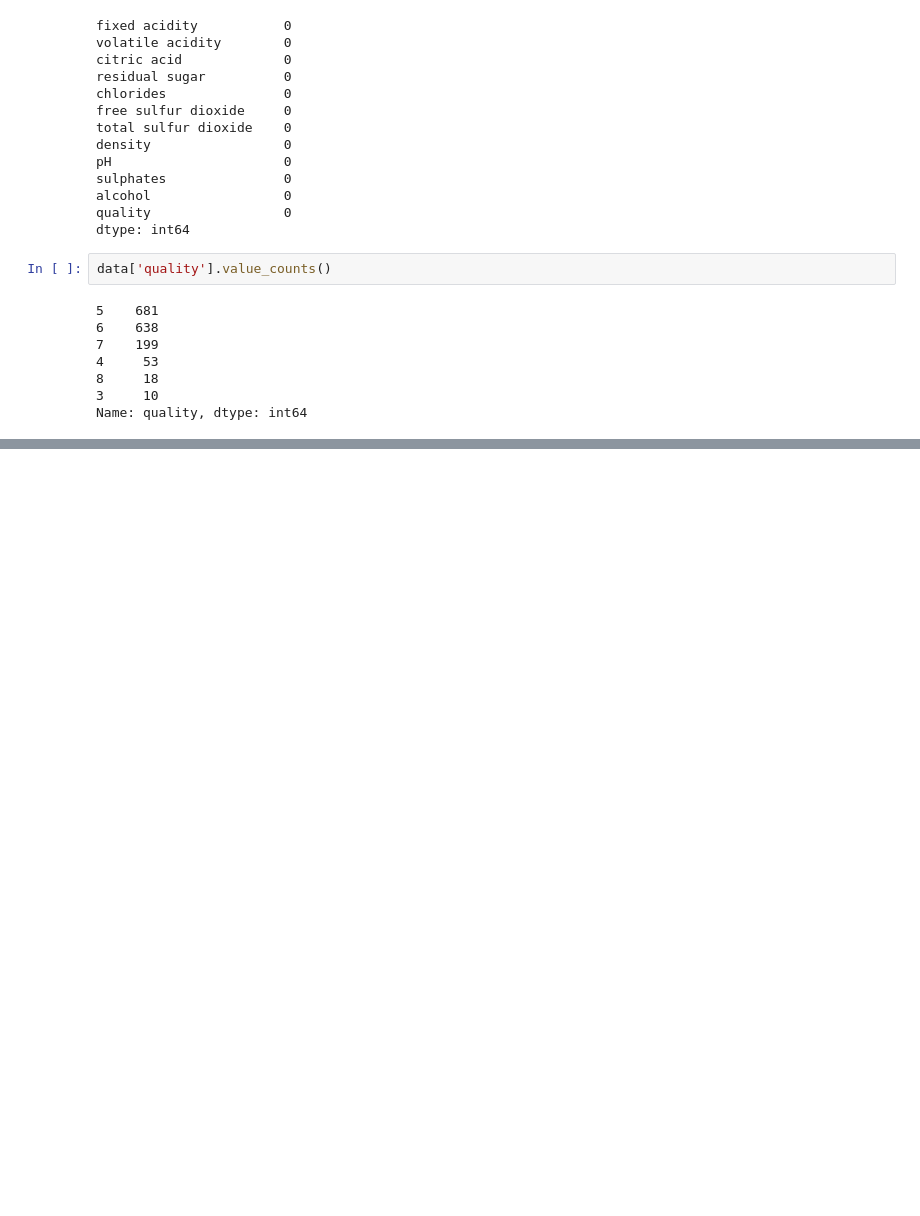
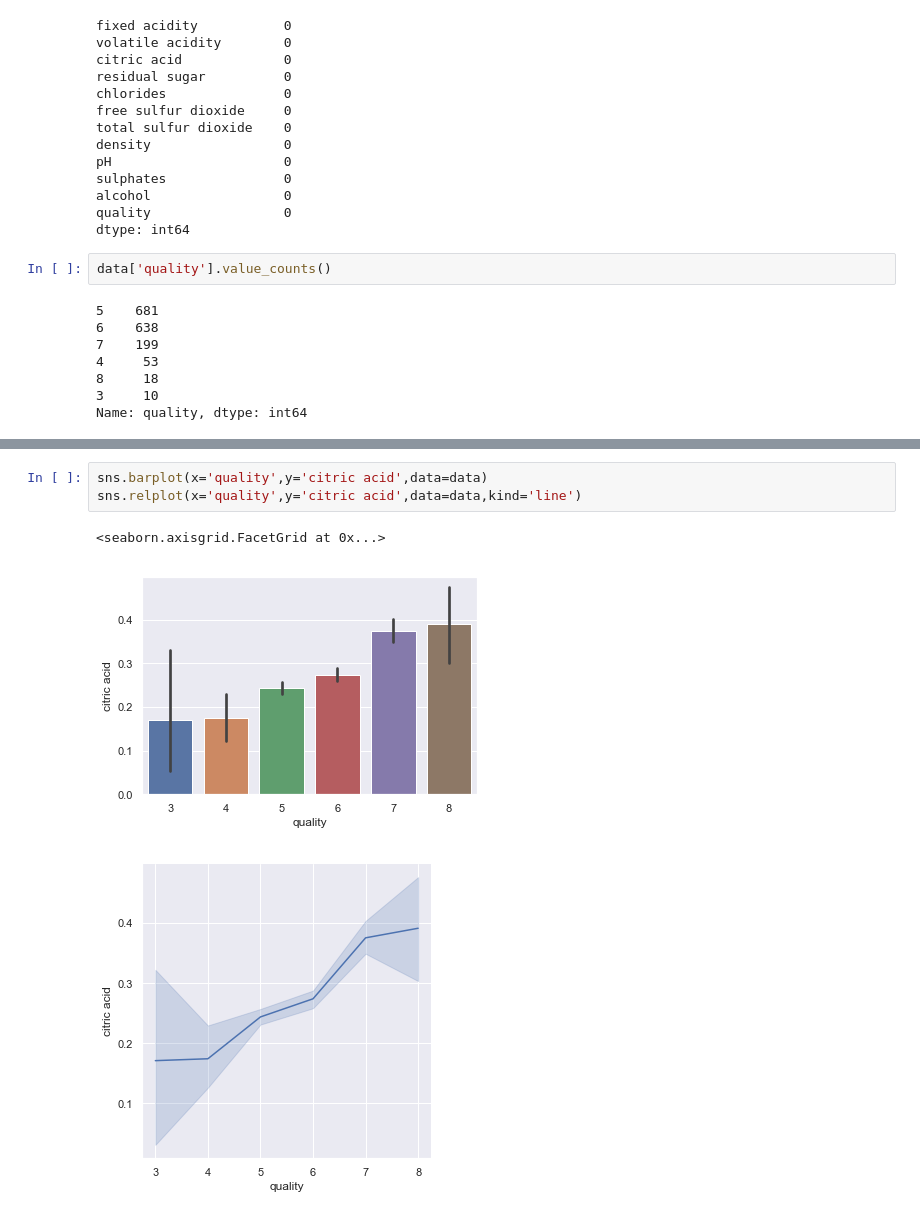
Before and after one commit to Akshace/Wine_Quality, a Jupyter notebook: Untitled.ipynb, the cells around one changed output, grey strips where cells are left out. Drawn from its saved outputs; the diff is of its cells as text; blank space fills up the shorter version.

```diff
--- a/Untitled.ipynb
+++ b/Untitled.ipynb
@@ -84,0 +93,7 @@ sns.barplot(x='fixed acidity',y='quality',data=data,hue='pH')
+# %%
+sns.barplot(x='quality',y='citric acid',data=data)
+sns.relplot(x='quality',y='citric acid',data=data,kind='line')
+# %% [output]
+<seaborn.axisgrid.FacetGrid at 0x...>
+[figure, added]
+[figure, added]
```
Also changed, not shown: parts of 27 cells of this notebook.
